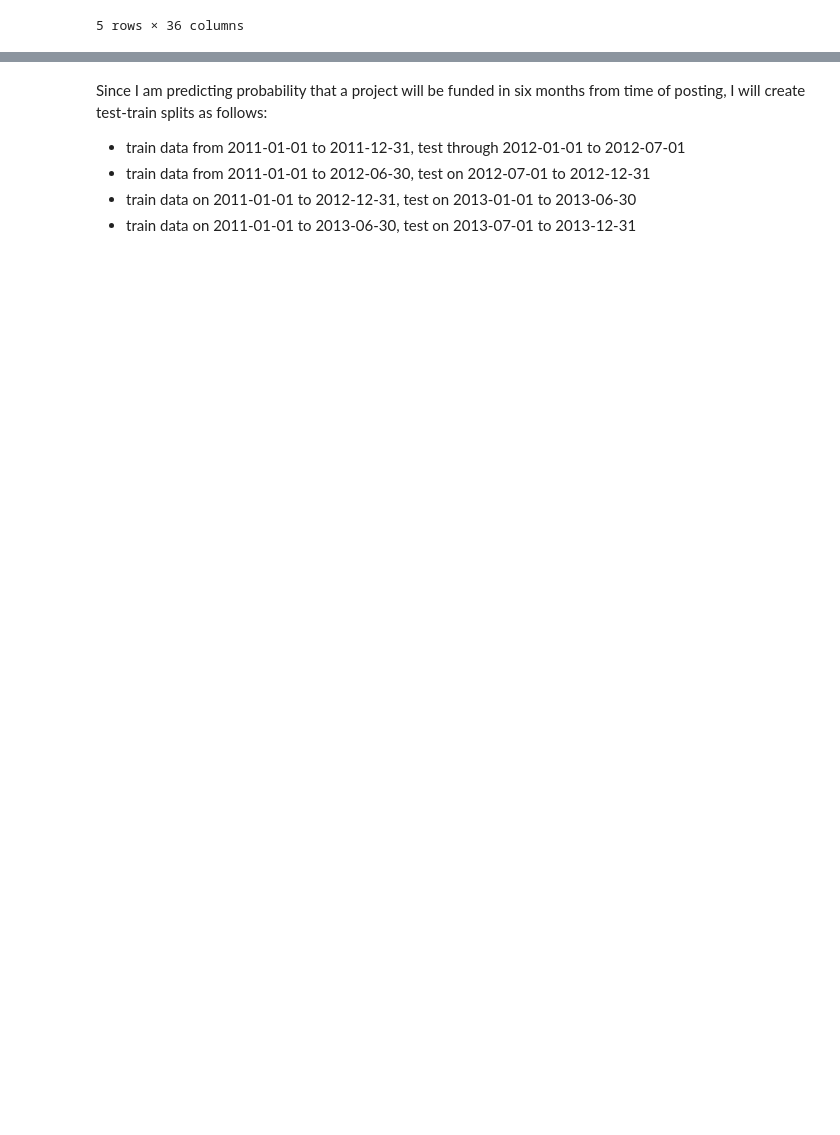
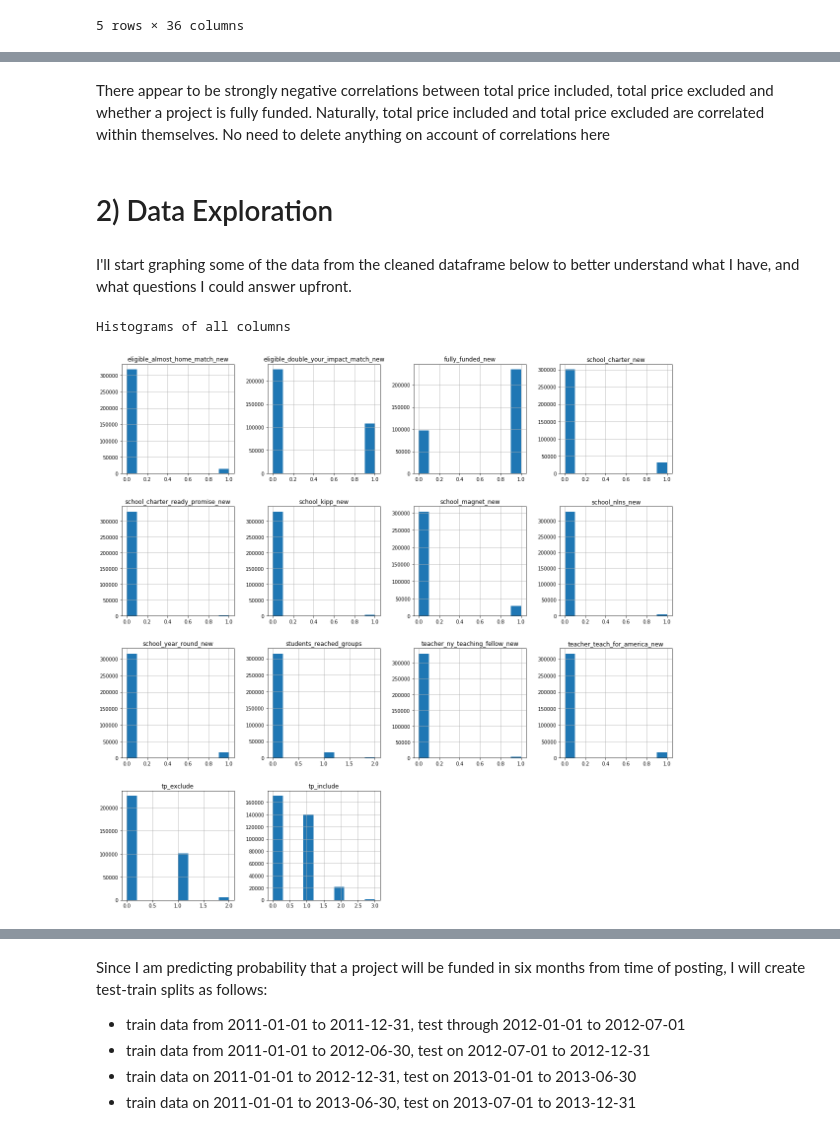
Before and after one commit to marioamz/Machine-Learning-Exploring, a Jupyter notebook: HW4/Data Exploration Pipeline Testing.ipynb, the cells around one changed output, grey strips where cells are left out. Drawn from its saved outputs; the diff is of its cells as text; code cells hidden in the pictures; blank space fills up the shorter version.

```diff
--- a/HW4/Data Exploration Pipeline Testing.ipynb
+++ b/HW4/Data Exploration Pipeline Testing.ipynb
@@ -217,0 +189,11 @@ After merging the two datasets on project id, I will now split into test and tra
+# %% [markdown]
+There appear to be strongly negative correlations between total price included, total price excluded and whether a project is fully funded. Naturally, total price included and total price excluded are correlated within themselves. No need to delete anything on account of correlations here
+# %% [markdown]
+# 2) Data Exploration
+# %% [markdown]
+I'll start graphing some of the data from the cleaned dataframe below to better understand what I have, and what questions I could answer upfront.
+# %%
+de.plot_data(clean_df, 'hist', None, None)
+# %% [output]
+Histograms of all columns
+[figure, added]
```
Also changed, not shown: parts of 68 cells of this notebook, 2 other files.
